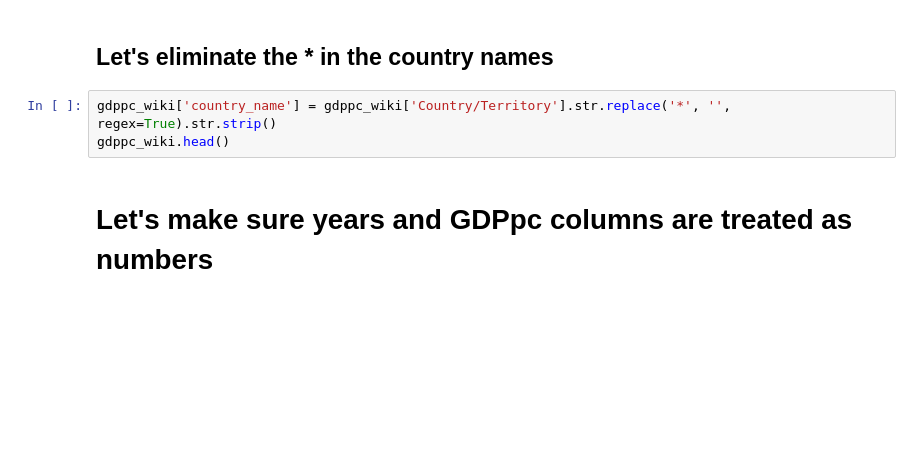
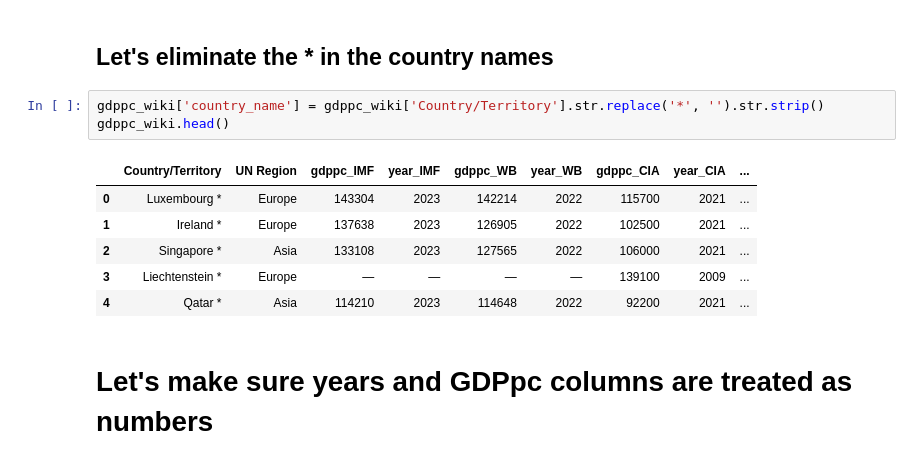
Before and after one commit to SMU-Econ-Growth/EconGrowthUG-Notebooks, a Jupyter notebook: Intro-Data-Analysis-Pandas.ipynb, the cells around one changed output. Saved outputs shown, nothing was run; the diff lists cells and outputs as text; blank space fills up the shorter version.

```diff
--- a/Intro-Data-Analysis-Pandas.ipynb
+++ b/Intro-Data-Analysis-Pandas.ipynb
@@ -626,8 +886,15 @@ gdppc_wiki.head()
 # %% [markdown]
 ## Let's eliminate the * in the country names
 # %%
-gdppc_wiki['country_name'] = gdppc_wiki['Country/Territory'].str.replace('*', '', regex=True).str.strip()
+gdppc_wiki['country_name'] = gdppc_wiki['Country/Territory'].str.replace('*', '').str.strip()
 gdppc_wiki.head()
+# %% [output]
+|  | Country/Territory | UN Region | gdppc_IMF | year_IMF | gdppc_WB | year_WB | gdppc_CIA | year_CIA | ... |
+| 0 | Luxembourg * | Europe | 143304 | 2023 | 142214 | 2022 | 115700 | 2021 | ... |
+| 1 | Ireland * | Europe | 137638 | 2023 | 126905 | 2022 | 102500 | 2021 | ... |
+| 2 | Singapore * | Asia | 133108 | 2023 | 127565 | 2022 | 106000 | 2021 | ... |
+| 3 | Liechtenstein * | Europe | — | — | — | — | 139100 | 2009 | ... |
+| 4 | Qatar * | Asia | 114210 | 2023 | 114648 | 2022 | 92200 | 2021 | ... |
 # %% [markdown]
 # Let's make sure years and GDPpc columns are treated as numbers
 # %%
```
Also changed, not shown: parts of 49 cells of this notebook, 2 other files.
